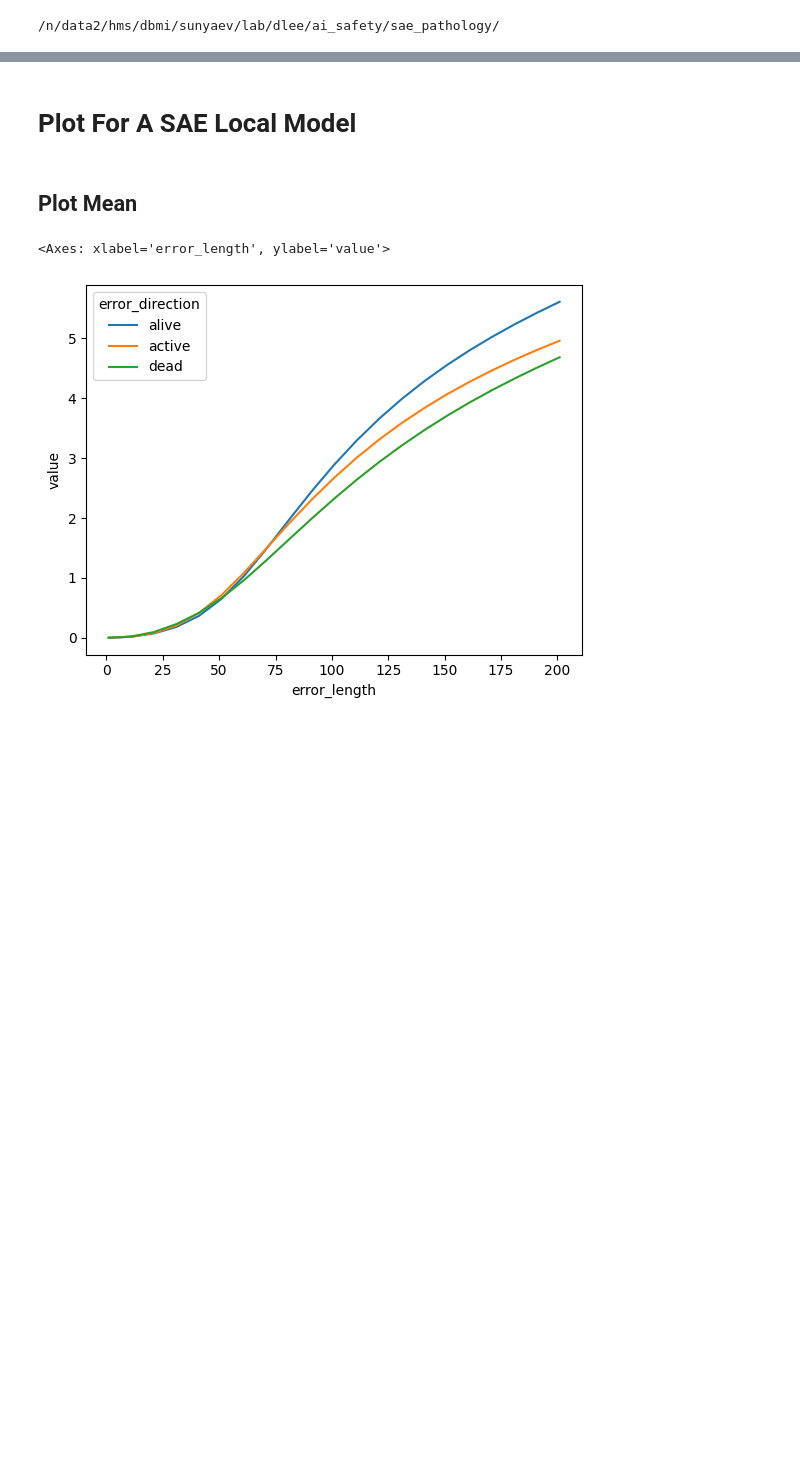
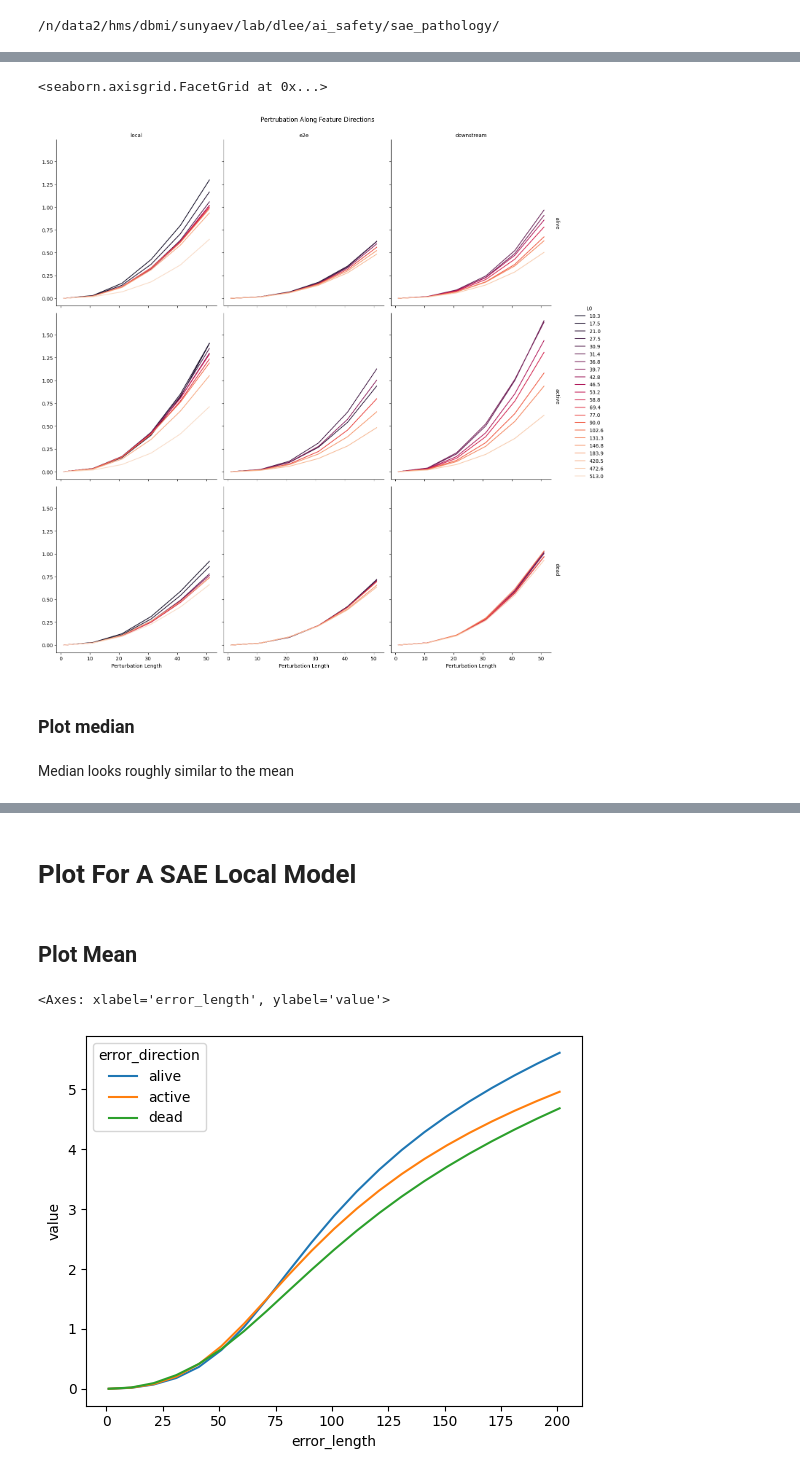
Before and after one commit to dajale423/error_pathology, a Jupyter notebook: notebooks/feature_extrapolation.ipynb, the cells around one changed output, grey strips where cells are left out. Saved outputs shown, nothing was run; the diff lists cells and outputs as text; code cells hidden in the pictures; blank space fills up the shorter version.

```diff
--- a/notebooks/feature_extrapolation.ipynb
+++ b/notebooks/feature_extrapolation.ipynb
@@ -21,0 +183,27 @@ print(cwd)
+# %%
+# sns.set_theme(style="darkgrid")
+
+mean_df_melt_plot = mean_df_melt[(mean_df_melt["perturbation_length"] <= 51)]
+
+
+g = sns.FacetGrid(mean_df_melt_plot, row = "perturbation_type", col="run_type", height=5, margin_titles=True, hue = "L0",
+                  palette = 'rocket')
+
+g.map(sns.lineplot, "perturbation_length", "value")
+
+g.set_titles(col_template="{col_name}", row_template="{row_name}")
+
+g.fig.suptitle(f'Pertrubation Along Feature Directions', y = 1.02)
+
+g.set(xlabel="Perturbation Length", ylabel = None)
+g.add_legend()
+
+
+# plt.savefig("extrapolation_error.svg", format="svg", bbox_inches="tight")
+# %% [output]
+<seaborn.axisgrid.FacetGrid at 0x...>
+[figure, added]
+# %% [markdown]
+### Plot median
+# %% [markdown]
+Median looks roughly similar to the mean
```
Also changed, not shown: parts of 34 cells of this notebook, 1 other file.
